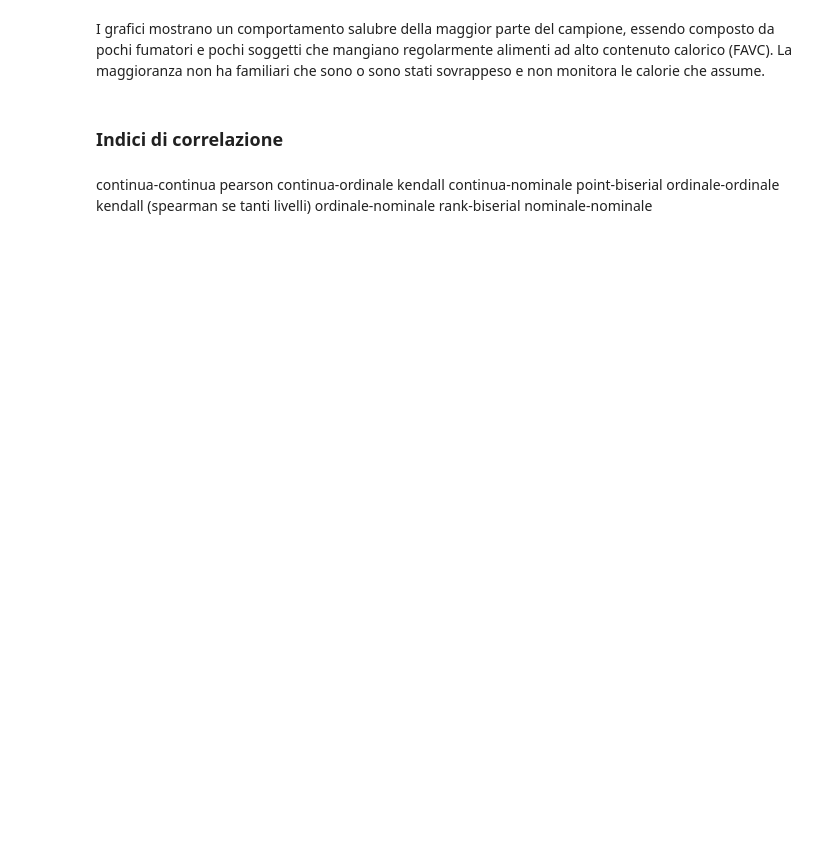
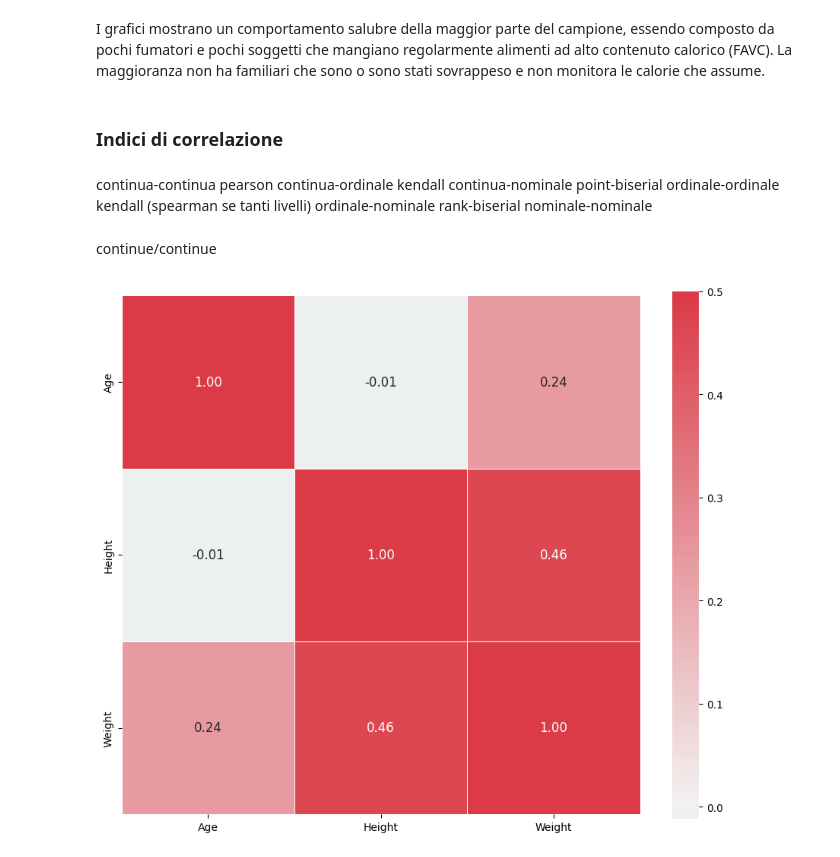
Before and after one commit to LorenzoColletta/DataIntensive, a Jupyter notebook: Data_Intensive_Project.ipynb, the cells around one changed output. Drawn from its saved outputs; the diff is of its cells as text; code cells hidden in the pictures; blank space fills up the shorter version.

Commit message:
every correlation between variables

```diff
--- a/Data_Intensive_Project.ipynb
+++ b/Data_Intensive_Project.ipynb
@@ -399,13 +514,18 @@ correlation = associations(
 # %%
-def plot_correlation(dataset):
-    cmap = sns.diverging_palette(220, 10, as_cmap=True)
-    # Generate a mask for the upper triangle
+def plot_correlation_symmetric(dataset):
+    # cmap = sns.diverging_palette(145, 300, s=60, as_cmap=True)
+    cmap = sns.color_palette("coolwarm", as_cmap=True)
+
     mask = np.zeros_like(dataset, dtype=bool)
     mask[np.triu_indices_from(mask)] = True
 
-    # Set up the matplotlib figure
     f, ax = plt.subplots(figsize=(11, 9))
-    # Draw the heatmap with the mask and correct aspect ratio
-    sns.heatmap(dataset, mask=mask, cmap=cmap, vmax=.5, center=0,annot = True, square=True, linewidths=.5, cbar_kws={"shrink": .5});
 
-plot_correlation(correlation['corr'])
+    sns.heatmap(dataset, mask=mask, cmap=cmap, vmax=.5, center=0, annot = True, square=True, linewidths=.5, annot_kws={"size": 10}, fmt=".2f")
+
+def plot_correlation(dataset):
+    cmap = sns.diverging_palette(220, 10, as_cmap=True)
+
+    f, ax = plt.subplots(figsize=(11, 9))
+
+    sns.heatmap(dataset, cmap=cmap, vmax=.5, center=0, annot = True, square=True, linewidths=.5, annot_kws={"size": 12}, fmt=".2f")
@@ -493,0 +539,19 @@ plt.show()
+# %%
+dataset = obesity_round_data.copy()
+
+dataset['CAEC'] = dataset['CAEC'].replace({"no": 0, "Sometimes": 1, "Frequently": 2, "Always": 3})
+dataset['CALC'] = dataset['CALC'].replace({"no": 0, "Sometimes": 1, "Frequently": 2, "Always": 3})
+dataset['Gender'] = dataset['Gender'].replace({"Female": 0, "Male": 1})
+dataset['MTRANS'] = dataset['MTRANS'].replace({"Automobile": 0, "Motorbike": 1, "Bike": 3, "Public_Transportation": 2, "Walking": 4})
+dataset['ObesityLevel'] = dataset['ObesityLevel'].replace({'Insufficient_Weight': 0, 'Normal_Weight': 1, 'Overweight_Level_I': 2, 'Overweight_Level_II': 3, 'Obesity_Type_I': 4, 'Obesity_Type_II': 5, 'Obesity_Type_III': 6})
+
+continuous_features = ['Age', 'Height', 'Weight']
+nominal_features = ['Gender', 'FHWO', 'FAVC', 'SMOKE', 'SCC', 'MTRANS']
+ordinal_features = ['FCVC', 'NCP', 'CAEC', 'CH2O', 'FAF', 'TUE', 'CALC']
+# %% [markdown]
+continue/continue
+# %%
+continuos_correlation_matrix = obesity_round_data[continuous_features].corr()
+plot_correlation(continuos_correlation_matrix)
+# %% [output]
+[figure, added]
```
Also changed, not shown: parts of 36 cells of this notebook.
